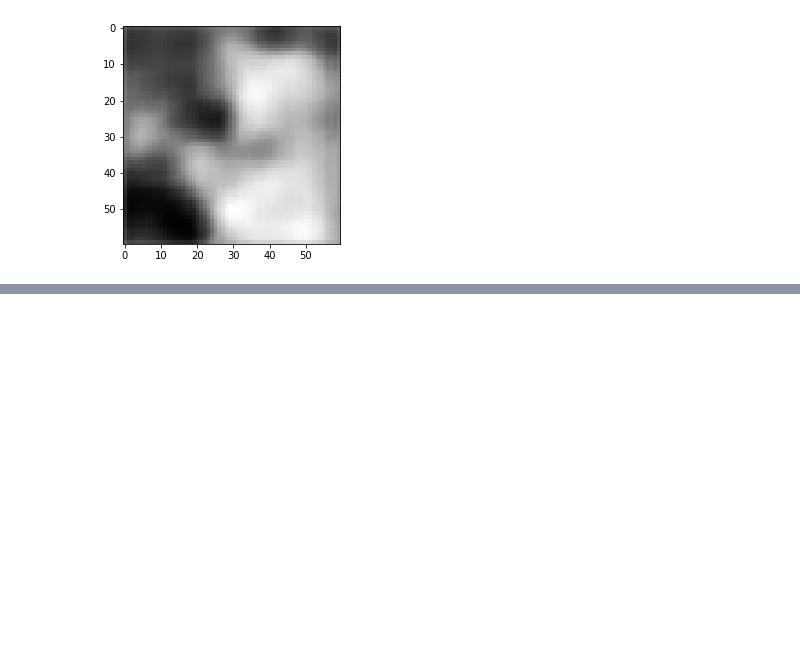
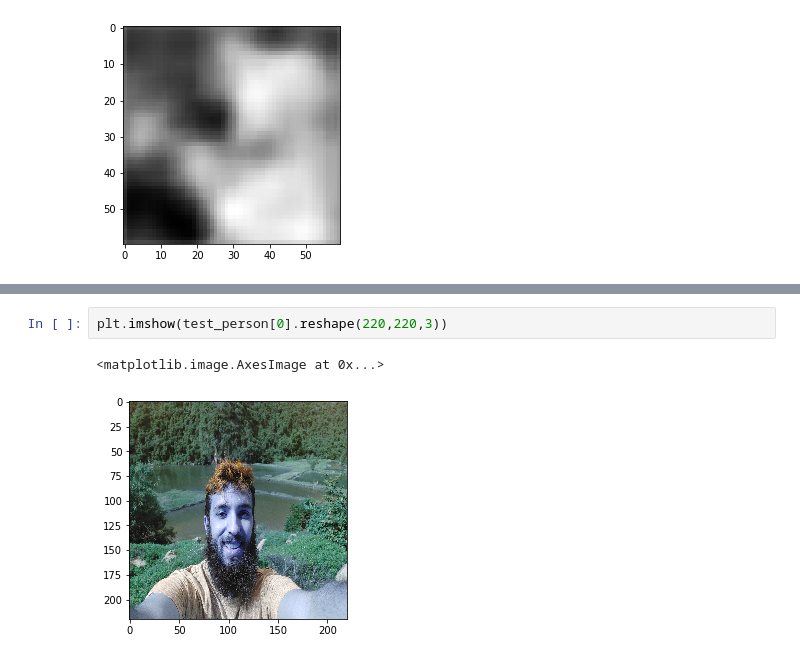
Before and after one commit to AlexMndzF/Salva-un-peludo, a Jupyter notebook: Test.ipynb, the cells around one changed output, grey strips where cells are left out. Drawn from its saved outputs; the diff is of its cells as text; blank space fills up the shorter version.

```diff
--- a/Test.ipynb
+++ b/Test.ipynb
@@ -322,0 +426,5 @@ plt.imshow(decoded_imgs[0].reshape(60,60))
+# %%
+plt.imshow(test_person[0].reshape(220,220,3))
+# %% [output]
+<matplotlib.image.AxesImage at 0x...>
+[figure, added]
```
Also changed, not shown: parts of 19 cells of this notebook, 13 other files.
